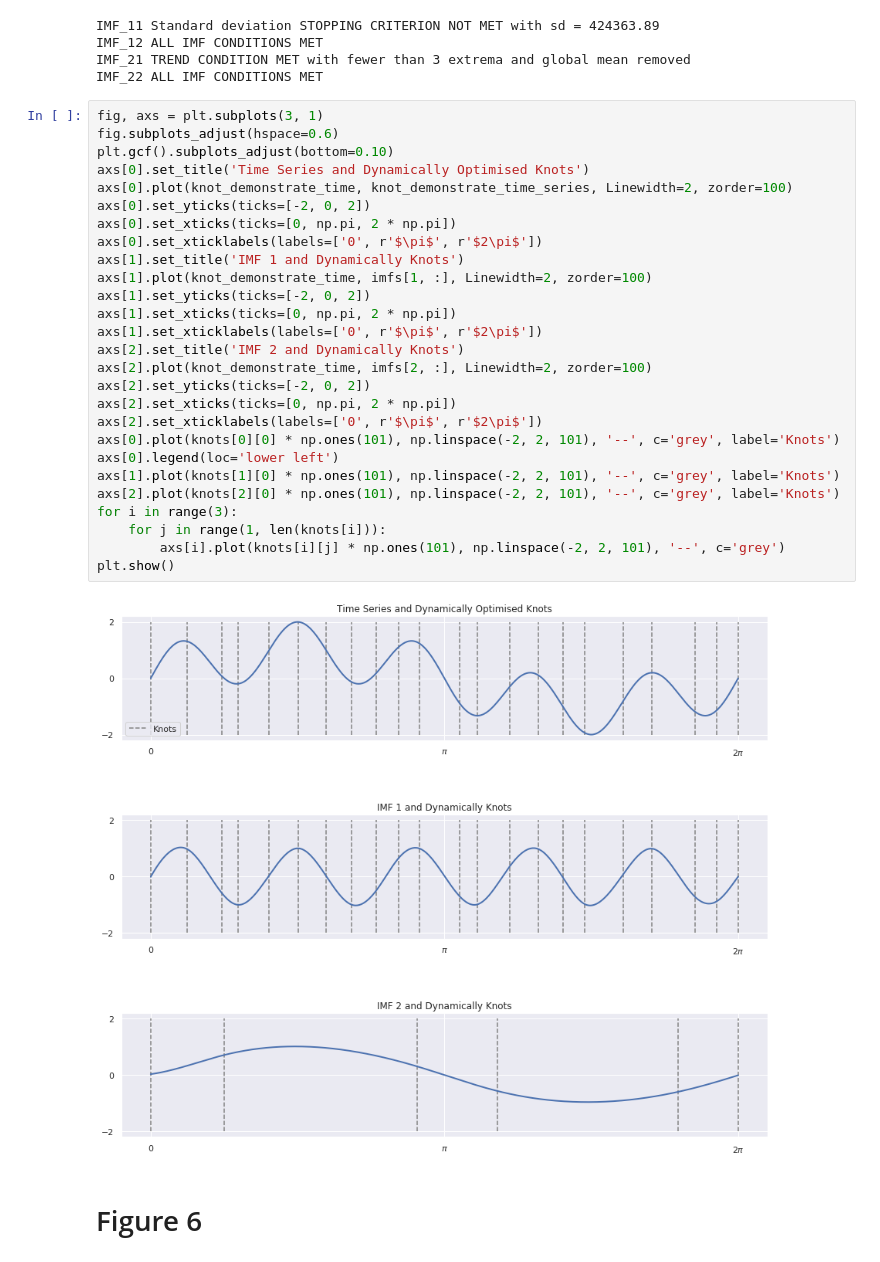
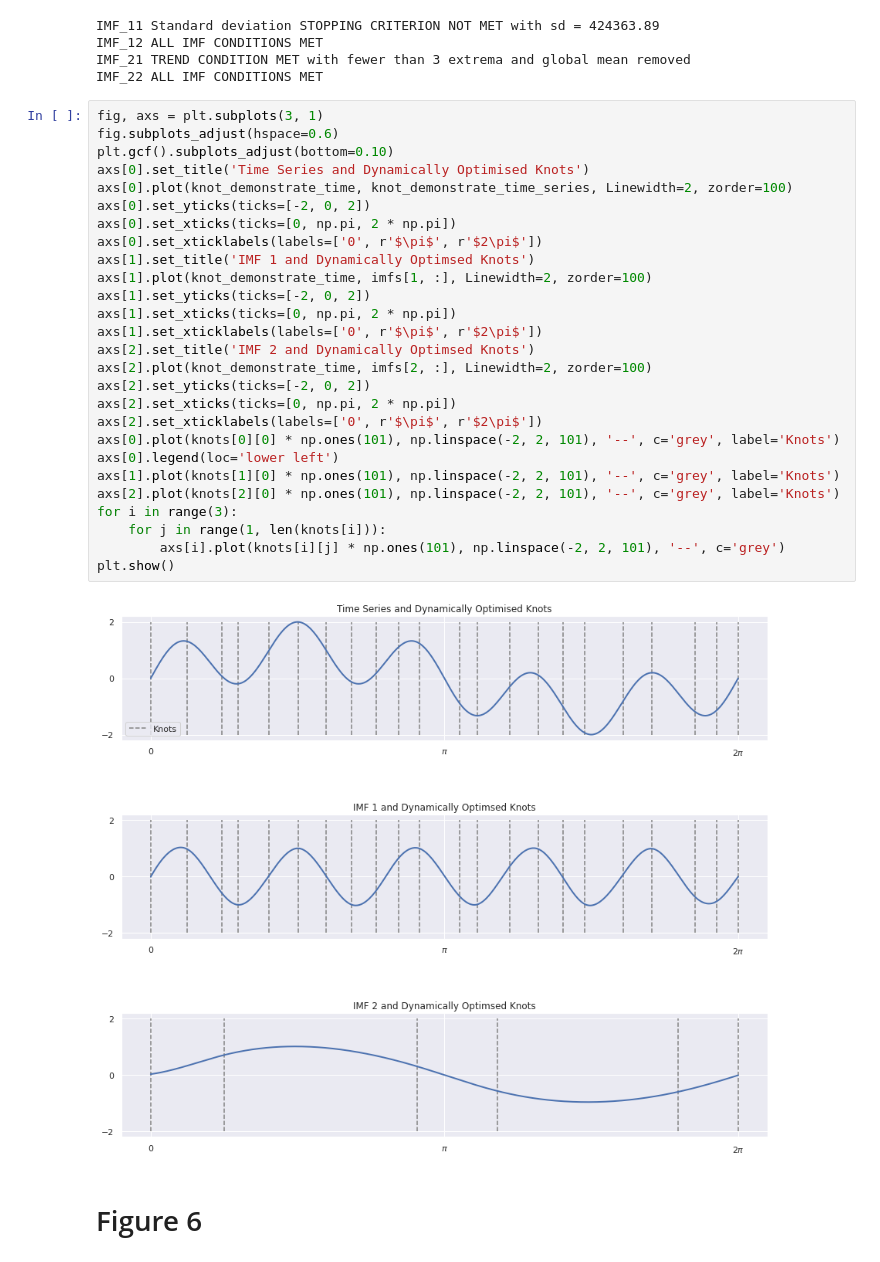
Before and after one commit to Cole-vJ/AdvEMDpy, a Jupyter notebook: Notebooks/AdvEMDpy_figures.ipynb, the cells around one changed output. Drawn from its saved outputs; the diff is of its cells as text.

```diff
--- a/Notebooks/AdvEMDpy_figures.ipynb
+++ b/Notebooks/AdvEMDpy_figures.ipynb
@@ -169,32 +169,32 @@ IMF_22 ALL IMF CONDITIONS MET
 # %%
 fig, axs = plt.subplots(3, 1)
 fig.subplots_adjust(hspace=0.6)
 plt.gcf().subplots_adjust(bottom=0.10)
 axs[0].set_title('Time Series and Dynamically Optimised Knots')
 axs[0].plot(knot_demonstrate_time, knot_demonstrate_time_series, Linewidth=2, zorder=100)
 axs[0].set_yticks(ticks=[-2, 0, 2])
 axs[0].set_xticks(ticks=[0, np.pi, 2 * np.pi])
 axs[0].set_xticklabels(labels=['0', r'$\pi$', r'$2\pi$'])
-axs[1].set_title('IMF 1 and Dynamically Knots')
+axs[1].set_title('IMF 1 and Dynamically Optimsed Knots')
 axs[1].plot(knot_demonstrate_time, imfs[1, :], Linewidth=2, zorder=100)
 axs[1].set_yticks(ticks=[-2, 0, 2])
 axs[1].set_xticks(ticks=[0, np.pi, 2 * np.pi])
 axs[1].set_xticklabels(labels=['0', r'$\pi$', r'$2\pi$'])
-axs[2].set_title('IMF 2 and Dynamically Knots')
+axs[2].set_title('IMF 2 and Dynamically Optimsed Knots')
 axs[2].plot(knot_demonstrate_time, imfs[2, :], Linewidth=2, zorder=100)
 axs[2].set_yticks(ticks=[-2, 0, 2])
 axs[2].set_xticks(ticks=[0, np.pi, 2 * np.pi])
 axs[2].set_xticklabels(labels=['0', r'$\pi$', r'$2\pi$'])
 axs[0].plot(knots[0][0] * np.ones(101), np.linspace(-2, 2, 101), '--', c='grey', label='Knots')
 axs[0].legend(loc='lower left')
 axs[1].plot(knots[1][0] * np.ones(101), np.linspace(-2, 2, 101), '--', c='grey', label='Knots')
 axs[2].plot(knots[2][0] * np.ones(101), np.linspace(-2, 2, 101), '--', c='grey', label='Knots')
 for i in range(3):
     for j in range(1, len(knots[i])):
         axs[i].plot(knots[i][j] * np.ones(101), np.linspace(-2, 2, 101), '--', c='grey')
 plt.show()
 # %% [output]
-[figure, old version]
+[figure, new version]
 # %% [markdown]
 # Figure 6
 # %%
```
Also changed, not shown: parts of 3 cells of this notebook, 30 other files.
